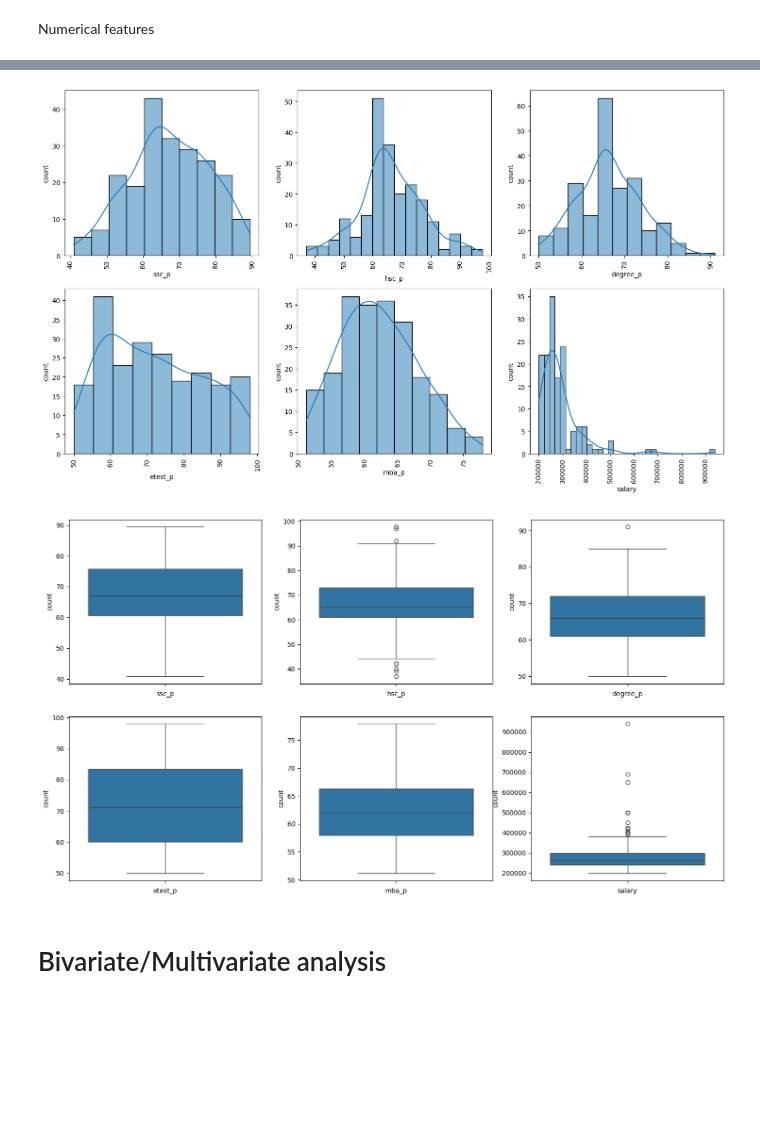
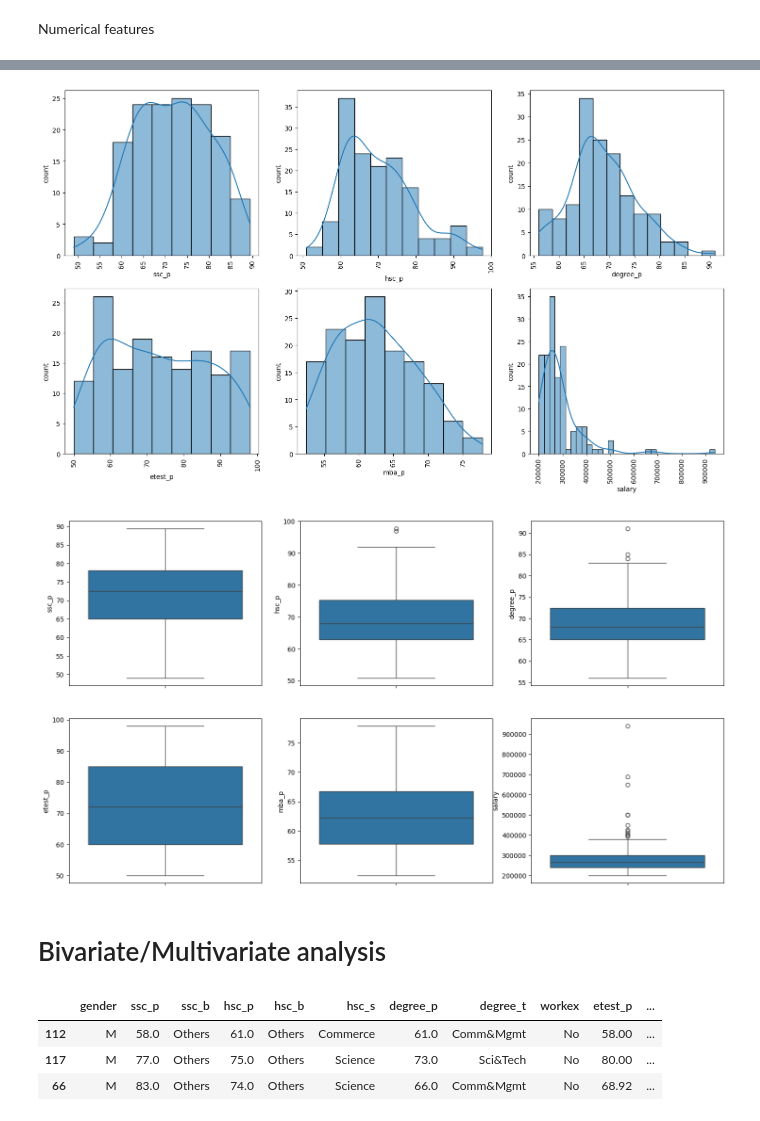
Before and after one commit to snehuvarbhe/Learn_basics_of_machine_learning, a Jupyter notebook: DAY4_analysis/EDA.ipynb, the cells around one changed output, grey strips where cells are left out. Cells and saved outputs as stored; diff of their text form; code cells hidden in the pictures; blank space fills up the shorter version.

```diff
--- a/DAY4_analysis/EDA.ipynb
+++ b/DAY4_analysis/EDA.ipynb
@@ -56,4 +56,4 @@ df.isnull().sum()['salary']/df.shape[0]
 # %% [output]
 0.3116279069767442
 # %%
-df.dropna()
+df.dropna(inplace=True)
@@ -127,16 +113,21 @@ for i,col in enumerate(num_feature,start=1):
     plt.ylabel('count')
     plt.xticks(rotation=90)
 # %% [output]
-[figure, old version]
+[figure, new version]
 # %%
 plt.figure(figsize=(18,10))
 for i,col in enumerate(num_feature,start=1):
     plt.subplot(2,3,i)
     sns.boxplot(df[col])
-    plt.xlabel(col)
-    plt.ylabel('count')
     plt.xticks(rotation=90)
 # %% [output]
-[figure, old version]
+[figure, new version]
 # %% [markdown]
 # Bivariate/Multivariate analysis
+# %%
+df.sample(3)
+# %% [output]
+|  | gender | ssc_p | ssc_b | hsc_p | hsc_b | hsc_s | degree_p | degree_t | workex | etest_p | ... |
+| 112 | M | 58.0 | Others | 61.0 | Others | Commerce | 61.0 | Comm&Mgmt | No | 58.00 | ... |
+| 117 | M | 77.0 | Others | 75.0 | Others | Science | 73.0 | Sci&Tech | No | 80.00 | ... |
+| 66 | M | 83.0 | Others | 74.0 | Others | Science | 66.0 | Comm&Mgmt | No | 68.92 | ... |
```
Also changed, not shown: parts of 10 cells of this notebook.
